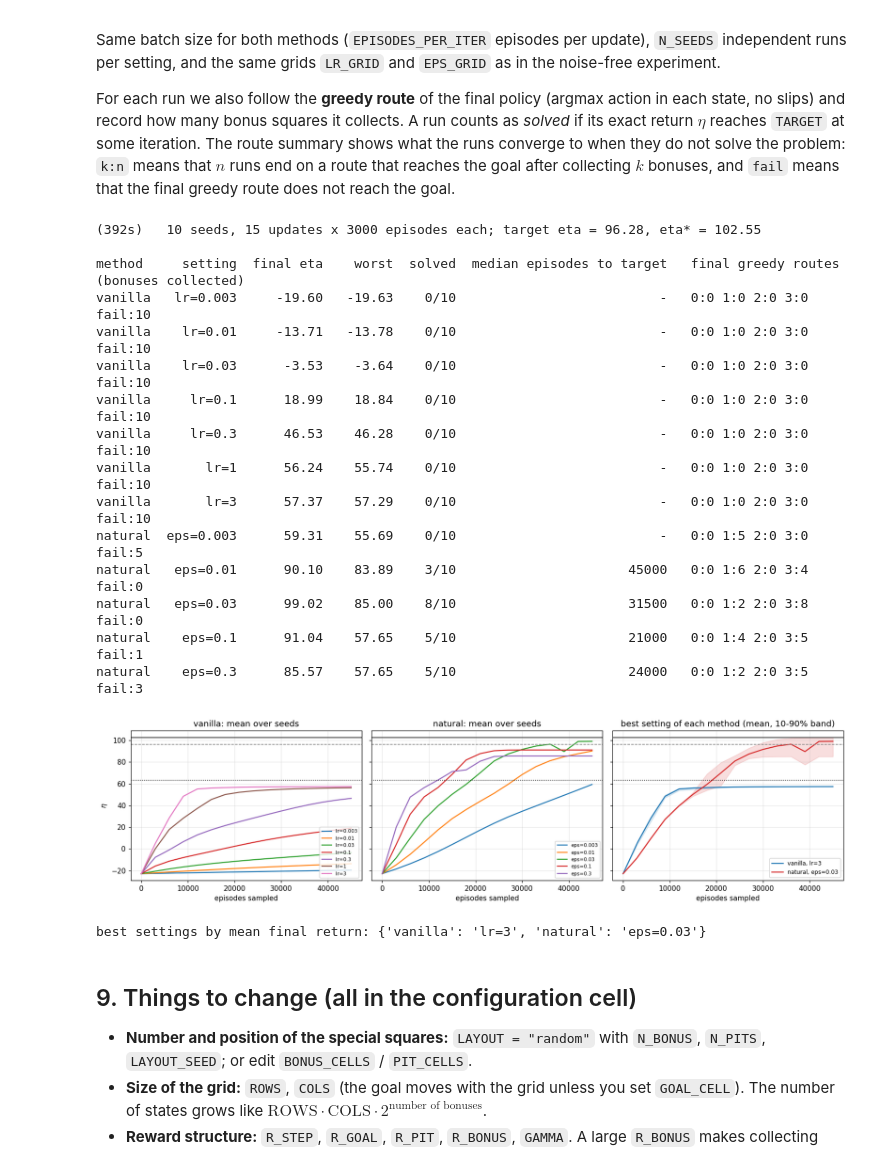
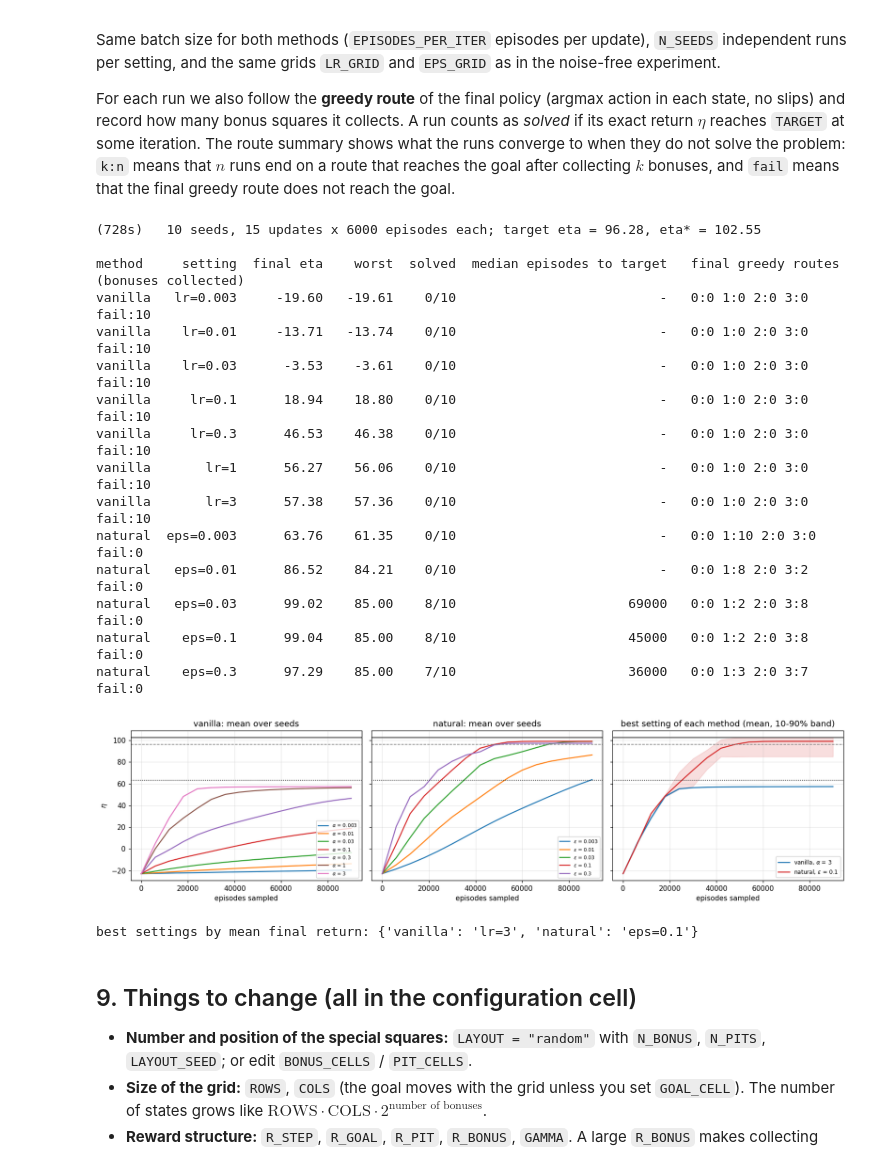
Before and after one commit to emilhauselvargha-byte/natural-policy-gradient, a Jupyter notebook: notebooks/natural_gradient_gridworld.ipynb, the cells around one changed output. Saved outputs shown, nothing was run; the diff lists cells and outputs as text; code cells hidden in the pictures.

```diff
--- a/notebooks/natural_gradient_gridworld.ipynb
+++ b/notebooks/natural_gradient_gridworld.ipynb
@@ -64,7 +64,7 @@ INIT_SEED   = 0     # seed for the initial coordinates when INIT_STD > 0
 
 # ---- sampling ------------------------------------------------------------------------
 MAX_STEPS           = 1000    # episodes are cut after this many moves
-EPISODES_PER_ITER   = 3000     # episodes sampled per policy update
+EPISODES_PER_ITER   = 6000     # episodes sampled per policy update
 BASELINE            = "exact"   # "exact": subtract V^pi(s) (exact, state-only);  "none": no baseline
 
 # ---- optimisation experiments --------------------------------------------------------
@@ -80,6 +80,10 @@ MIN_EFFECTIVE_VISITS = 10.0 # shrink sampled state updates when local effective
 MAX_LOGIT_STEP = 50.0       # no update may change any coordinate theta_{s,a} by more than this (None = no cap).
                             # Safeguard for near-deterministic policies, where the KL-budget step size blows up.
 SUCCESS_FRAC = 0.95         # "solved" = reaching eta_init + SUCCESS_FRAC * (eta_star - eta_init)
+
+def hp_label(m):
+    """Plot label of the hyperparameter of a method: alpha (learning rate) for vanilla, epsilon (KL budget) for natural."""
+    return r"$\alpha$" if m in ("vanilla", "lr") else r"$\varepsilon$"
 # %% [markdown]
 ## 1. Layout and MDP
 
@@ -434,7 +438,7 @@ def exact_sweep():
     for ax, method, grid, name in [(axes[0], "vanilla", LR_GRID, "lr"), (axes[1], "natural", EPS_GRID, "eps")]:
         for hp in grid:
             curve = run_exact(method, N_ITERS_EXACT, **{name: hp})
-            ax.plot(curve, label=f"{name}={hp:g}")
+            ax.plot(curve, label=f"{hp_label(name)} = {hp:g}")
             rows.append((method, f"{name}={hp:g}", curve))
         ax.axhline(ETA_STAR, color="k", lw=1); ax.axhline(ETA_NOBONUS, color="k", lw=1, ls=":")
         ax.axhline(TARGET, color="gray", lw=1, ls="--")
@@ -718,10 +722,10 @@ lr_ref  = LR_GRID[len(LR_GRID) // 2]
 eps_ref = EPS_GRID[len(EPS_GRID) // 2]
 n_it = min(N_ITERS_EXACT, 80)
 curves = {
-    f"vanilla lr={lr_ref:g}, original chart":     run_exact("vanilla", n_it, lr=lr_ref),
-    f"vanilla lr={lr_ref:g}, rescaled chart":      run_exact("vanilla", n_it, lr=lr_ref, scales=SCALES),
-    f"natural eps={eps_ref:g}, original chart":    run_exact("natural", n_it, eps=eps_ref),
-    f"natural eps={eps_ref:g}, rescaled chart":    run_exact("natural", n_it, eps=eps_ref, scales=SCALES),
+    f"vanilla {hp_label('lr')} = {lr_ref:g}, original chart":     run_exact("vanilla", n_it, lr=lr_ref),
+    f"vanilla {hp_label('lr')} = {lr_ref:g}, rescaled chart":      run_exact("vanilla", n_it, lr=lr_ref, scales=SCALES),
+    f"natural {hp_label('eps')} = {eps_ref:g}, original chart":    run_exact("natural", n_it, eps=eps_ref),
+    f"natural {hp_label('eps')} = {eps_ref:g}, rescaled chart":    run_exact("natural", n_it, eps=eps_ref, scales=SCALES),
 }
 fig, ax = plt.subplots(figsize=(7, 3.8))
 styles = ["-", "--", "-", "--"]; colors = ["C0", "C0", "C3", "C3"]
@@ -779,46 +783,46 @@ for (method, hp), (C, routes) in sampled.items():
     print(f"{method:8s} {name+'='+format(hp, 'g'):>9s} {C[:, -1].mean():10.2f} {C[:, -1].min():8.2f} "
           f"{len(solved):4d}/{N_SEEDS:<2d} {med:>26s}   {route_string(routes)}")
 # %% [output]
-(392s)   10 seeds, 15 updates x 3000 episodes each; target eta = 96.28, eta* = 102.55
+(728s)   10 seeds, 15 updates x 6000 episodes each; target eta = 96.28, eta* = 102.55
 
 method     setting  final eta    worst  solved  median episodes to target   final greedy routes (bonuses collected)
-vanilla   lr=0.003     -19.60   -19.63    0/10                          -   0:0 1:0 2:0 3:0 fail:10
-vanilla    lr=0.01     -13.71   -13.78    0/10                          -   0:0 1:0 2:0 3:0 fail:10
-vanilla    lr=0.03      -3.53    -3.64    0/10                          -   0:0 1:0 2:0 3:0 fail:10
-vanilla     lr=0.1      18.99    18.84    0/10                          -   0:0 1:0 2:0 3:0 fail:10
-vanilla     lr=0.3      46.53    46.28    0/10                          -   0:0 1:0 2:0 3:0 fail:10
-vanilla       lr=1      56.24    55.74    0/10                          -   0:0 1:0 2:0 3:0 fail:10
-vanilla       lr=3      57.37    57.29    0/10                          -   0:0 1:0 2:0 3:0 fail:10
-natural  eps=0.003      59.31    55.69    0/10                          -   0:0 1:5 2:0 3:0 fail:5
-natural   eps=0.01      90.10    83.89    3/10                      45000   0:0 1:6 2:0 3:4 fail:0
-natural   eps=0.03      99.02    85.00    8/10                      31500   0:0 1:2 2:0 3:8 fail:0
-natural    eps=0.1      91.04    57.65    5/10                      21000   0:0 1:4 2:0 3:5 fail:1
-natural    eps=0.3      85.57    57.65    5/10                      24000   0:0 1:2 2:0 3:5 fail:3
+vanilla   lr=0.003     -19.60   -19.61    0/10                          -   0:0 1:0 2:0 3:0 fail:10
+vanilla    lr=0.01     -13.71   -13.74    0/10                          -   0:0 1:0 2:0 3:0 fail:10
+vanilla    lr=0.03      -3.53    -3.61    0/10                          -   0:0 1:0 2:0 3:0 fail:10
+vanilla     lr=0.1      18.94    18.80    0/10                          -   0:0 1:0 2:0 3:0 fail:10
+vanilla     lr=0.3      46.53    46.38    0/10                          -   0:0 1:0 2:0 3:0 fail:10
+vanilla       lr=1      56.27    56.06    0/10                          -   0:0 1:0 2:0 3:0 fail:10
+vanilla       lr=3      57.38    57.36    0/10                          -   0:0 1:0 2:0 3:0 fail:10
+natural  eps=0.003      63.76    61.35    0/10                          -   0:0 1:10 2:0 3:0 fail:0
+natural   eps=0.01      86.52    84.21    0/10                          -   0:0 1:8 2:0 3:2 fail:0
+natural   eps=0.03      99.02    85.00    8/10                      69000   0:0 1:2 2:0 3:8 fail:0
+natural    eps=0.1      99.04    85.00    8/10                      45000   0:0 1:2 2:0 3:8 fail:0
+natural    eps=0.3      97.29    85.00    7/10                      36000   0:0 1:3 2:0 3:7 fail:0
 # %%
 def band(ax, C, label, **kw):
     x = np.arange(C.shape[1]) * EPISODES_PER_ITER
     mean = C.mean(0); lo, hi = np.percentile(C, [10, 90], axis=0)
     line, = ax.plot(x, mean, label=label, **kw); ax.fill_between(x, lo, hi, alpha=0.15, color=line.get_color())
 
 # best setting of each method = highest mean final return
 best = {m: max((k for k in sampled if k[0] == m), key=lambda k: sampled[k][0][:, -1].mean()) for m in ("vanilla", "natural")}
 fig, axes = plt.subplots(1, 3, figsize=(15, 3.9), sharey=True)
 for ax, method in zip(axes[:2], ("vanilla", "natural")):
     for k, (C, _) in sampled.items():
         if k[0] == method:
-            ax.plot(np.arange(C.shape[1]) * EPISODES_PER_ITER, C.mean(0), label=f"{'lr' if method=='vanilla' else 'eps'}={k[1]:g}")
+            ax.plot(np.arange(C.shape[1]) * EPISODES_PER_ITER, C.mean(0), label=f"{hp_label(method)} = {k[1]:g}")
     ax.set_title(f"{method}: mean over seeds"); ax.legend(fontsize=7, loc="lower right")
 for m, c in zip(("vanilla", "natural"), ("C0", "C3")):
-    k = best[m]; band(axes[2], sampled[k][0], f"{m}, {'lr' if m=='vanilla' else 'eps'}={k[1]:g}", color=c)
+    k = best[m]; band(axes[2], sampled[k][0], f"{m}, {hp_label(m)} = {k[1]:g}", color=c)
 axes[2].set_title("best setting of each method (mean, 10-90% band)")
 for ax in axes:
     ax.axhline(ETA_STAR, color="k", lw=1); ax.axhline(ETA_NOBONUS, color="k", lw=1, ls=":"); ax.axhline(TARGET, color="gray", lw=1, ls="--")
     ax.set_xlabel("episodes sampled"); ax.grid(alpha=.3)
 axes[2].legend(fontsize=8, loc="lower right"); axes[0].set_ylabel(r"$\eta$"); plt.tight_layout(); plt.show()
 print("best settings by mean final return:", {m: f"{('lr' if m=='vanilla' else 'eps')}={k[1]:g}" for m, k in best.items()})
 # %% [output]
-[figure, old version]
+[figure, new version]
-best settings by mean final return: {'vanilla': 'lr=3', 'natural': 'eps=0.03'}
+best settings by mean final return: {'vanilla': 'lr=3', 'natural': 'eps=0.1'}
 # %% [markdown]
 ## 9. Things to change (all in the configuration cell)
 
```
Also changed, not shown: parts of 3 cells of this notebook, 21 other files.
